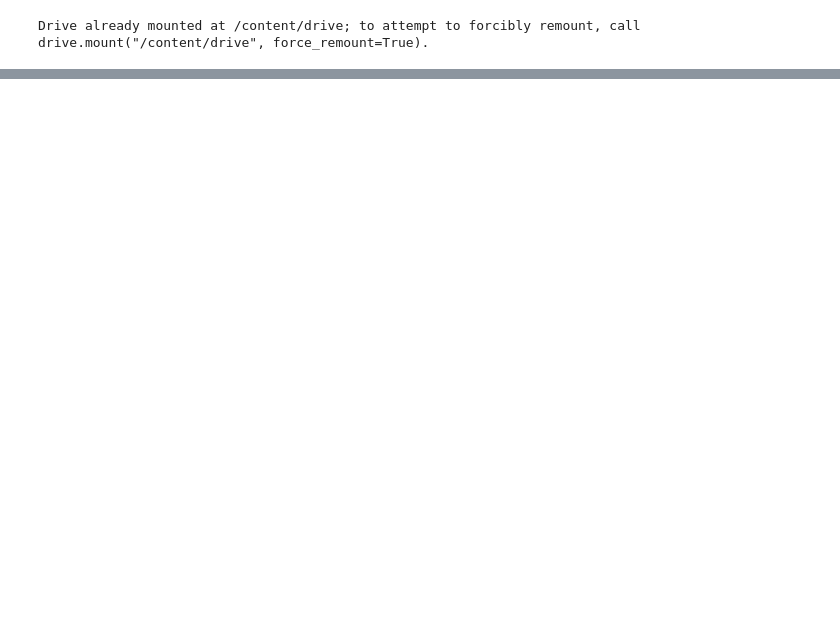
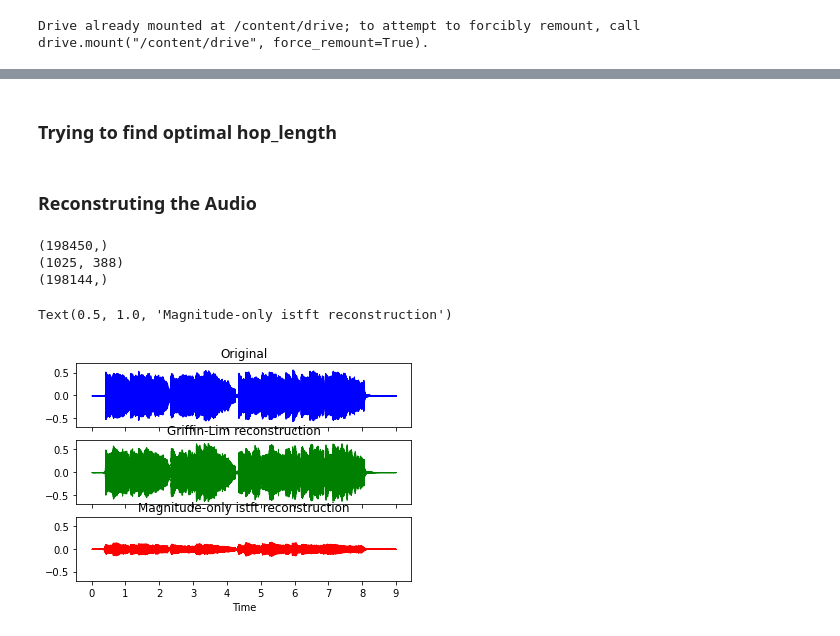
Before and after one commit to PratikStar/google-colab, a Jupyter notebook: 1_Create_Audio_Spectrogram.ipynb, the cells around one changed output, grey strips where cells are left out. Saved outputs shown, nothing was run; the diff lists cells and outputs as text; code cells hidden in the pictures; blank space fills up the shorter version.

Commit message:
reconstruction not working

```diff
--- a/1_Create_Audio_Spectrogram.ipynb
+++ b/1_Create_Audio_Spectrogram.ipynb
@@ -317,0 +339,2 @@ Drive already mounted at /content/drive; to attempt to forcibly remount, call dr
+# %% [markdown]
+### Trying to find optimal hop_length
@@ -317,0 +361,40 @@ Drive already mounted at /content/drive; to attempt to forcibly remount, call dr
+# %% [markdown]
+### Reconstruting the Audio
+# %%
+import soundfile as sf
+y, sr = librosa.load('/content/drive/MyDrive/Music/VAE/audio/00001-01 01A US Double Nrm.wav')
+print(y.shape)
+# Get the magnitude spectrogram
+S = np.abs(librosa.stft(y))
+print(S.shape)
+
+
+
+# Invert using Griffin-Lim
+y_inv = librosa.griffinlim(S)
+print(y_inv.shape)
+sf.write('/content/drive/MyDrive/Music/VAE/sample.wav', y_inv, sr)
+
+
+# Invert without estimating phase
+y_istft = librosa.istft(S)
+
+
+import matplotlib.pyplot as plt
+fig, ax = plt.subplots(nrows=3, sharex=True, sharey=True)
+
+
+librosa.display.waveshow(y, sr=sr, color='b', ax=ax[0])
+ax[0].set(title='Original', xlabel=None)
+ax[0].label_outer()
+librosa.display.waveshow(y_inv, sr=sr, color='g', ax=ax[1])
+ax[1].set(title='Griffin-Lim reconstruction', xlabel=None)
+ax[1].label_outer()
+librosa.display.waveshow(y_istft, sr=sr, color='r', ax=ax[2])
+ax[2].set_title('Magnitude-only istft reconstruction')
+# %% [output]
+(198450,)
+(1025, 388)
+(198144,)
+Text(0.5, 1.0, 'Magnitude-only istft reconstruction')
+[figure, added]
```
Also changed, not shown: parts of 7 cells of this notebook.
